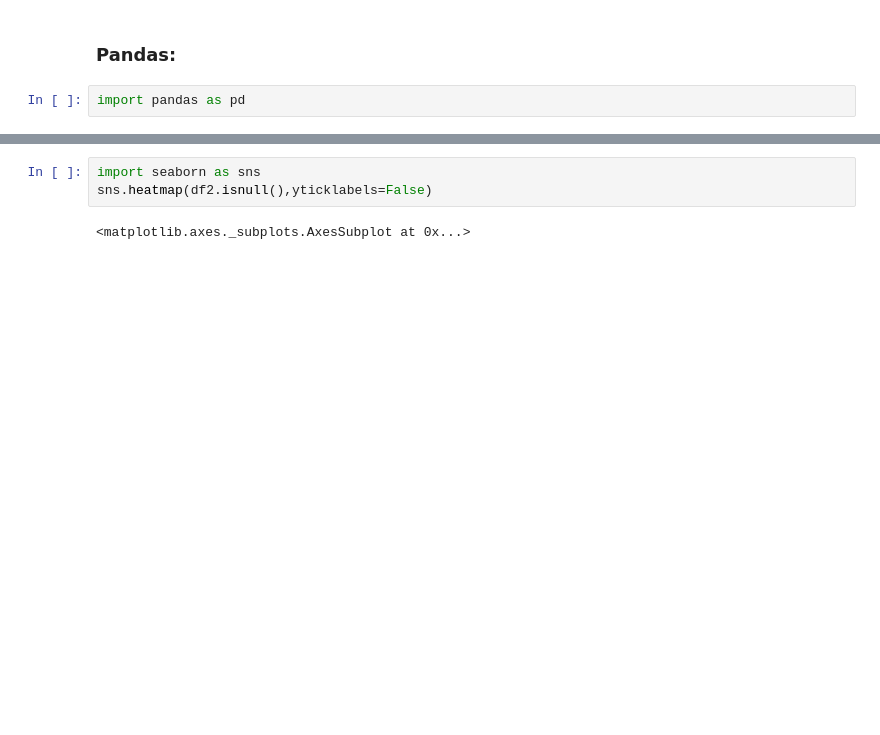
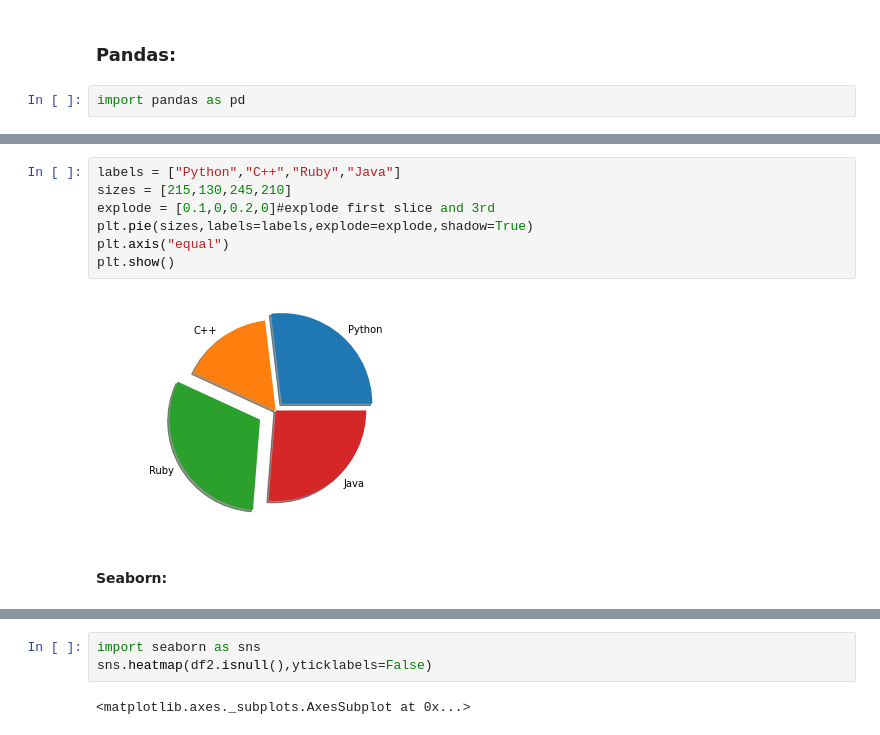
Before and after one commit to v370r/projects, a Jupyter notebook: Interview_ready!.ipynb, the cells around one changed output, grey strips where cells are left out. Saved outputs shown, nothing was run; the diff lists cells and outputs as text; blank space fills up the shorter version.

```diff
--- a/Interview_ready!.ipynb
+++ b/Interview_ready!.ipynb
@@ -651,0 +687,11 @@ df2.head()
+# %%
+labels = ["Python","C++","Ruby","Java"]
+sizes = [215,130,245,210]
+explode = [0.1,0,0.2,0]#explode first slice and 3rd
+plt.pie(sizes,labels=labels,explode=explode,shadow=True)
+plt.axis("equal")
+plt.show()
+# %% [output]
+[figure, added]
+# %% [markdown]
+#### Seaborn:
```
Also changed, not shown: parts of 43 cells of this notebook.
